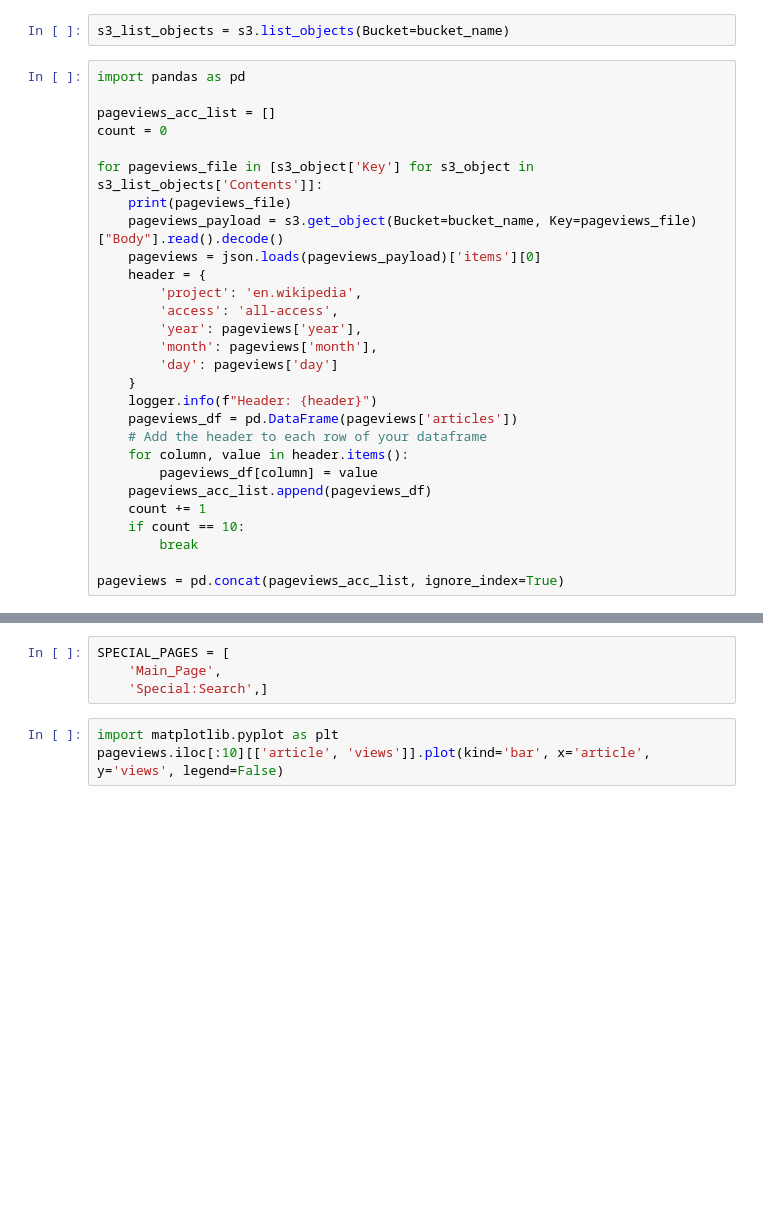
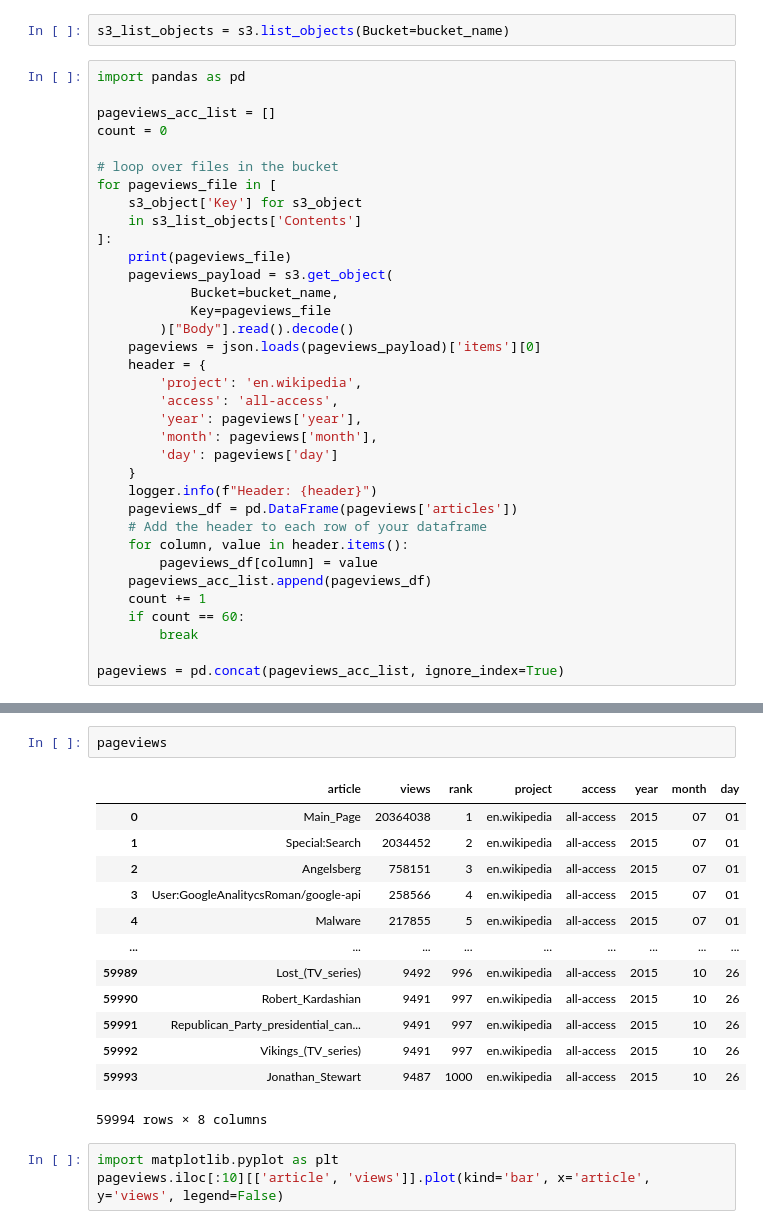
Before and after one commit to ralgara/wikipedia, a Jupyter notebook: wikipedia.ipynb, the cells around one changed output, grey strips where cells are left out. Saved outputs shown, nothing was run; the diff lists cells and outputs as text; blank space fills up the shorter version.

```diff
--- a/wikipedia.ipynb
+++ b/wikipedia.ipynb
@@ -28,9 +51,16 @@ import pandas as pd
 pageviews_acc_list = []
 count = 0
 
-for pageviews_file in [s3_object['Key'] for s3_object in s3_list_objects['Contents']]:
+# loop over files in the bucket
+for pageviews_file in [
+    s3_object['Key'] for s3_object
+    in s3_list_objects['Contents']
+]:
     print(pageviews_file)
-    pageviews_payload = s3.get_object(Bucket=bucket_name, Key=pageviews_file)["Body"].read().decode()
+    pageviews_payload = s3.get_object(
+            Bucket=bucket_name,
+            Key=pageviews_file
+        )["Body"].read().decode()
     pageviews = json.loads(pageviews_payload)['items'][0]
     header = {
         'project': 'en.wikipedia',
@@ -46,7 +76,7 @@ for pageviews_file in [s3_object['Key'] for s3_object in s3_list_objects['Conten
         pageviews_df[column] = value
     pageviews_acc_list.append(pageviews_df)
     count += 1
-    if count == 10:
+    if count == 60:
         break
 
 pageviews = pd.concat(pageviews_acc_list, ignore_index=True)
@@ -114,7 +115,19 @@ for s in pageviews['article']:
 # %%
-SPECIAL_PAGES = [
-    'Main_Page',
-    'Special:Search',]
+pageviews
+# %% [output]
+|  | article | views | rank | project | access | year | month | day |
+| 0 | Main_Page | 20364038 | 1 | en.wikipedia | all-access | 2015 | 07 | 01 |
+| 1 | Special:Search | 2034452 | 2 | en.wikipedia | all-access | 2015 | 07 | 01 |
+| 2 | Angelsberg | 758151 | 3 | en.wikipedia | all-access | 2015 | 07 | 01 |
+| 3 | User:GoogleAnalitycsRoman/google-api | 258566 | 4 | en.wikipedia | all-access | 2015 | 07 | 01 |
+| 4 | Malware | 217855 | 5 | en.wikipedia | all-access | 2015 | 07 | 01 |
+| ... | ... | ... | ... | ... | ... | ... | ... | ... |
+| 59989 | Lost_(TV_series) | 9492 | 996 | en.wikipedia | all-access | 2015 | 10 | 26 |
+| 59990 | Robert_Kardashian | 9491 | 997 | en.wikipedia | all-access | 2015 | 10 | 26 |
+| 59991 | Republican_Party_presidential_can... | 9491 | 997 | en.wikipedia | all-access | 2015 | 10 | 26 |
+| 59992 | Vikings_(TV_series) | 9491 | 997 | en.wikipedia | all-access | 2015 | 10 | 26 |
+| 59993 | Jonathan_Stewart | 9487 | 1000 | en.wikipedia | all-access | 2015 | 10 | 26 |
+59994 rows × 8 columns
 # %%
 import matplotlib.pyplot as plt
 pageviews.iloc[:10][['article', 'views']].plot(kind='bar', x='article', y='views', legend=False)
```
Also changed, not shown: parts of 11 cells of this notebook.
